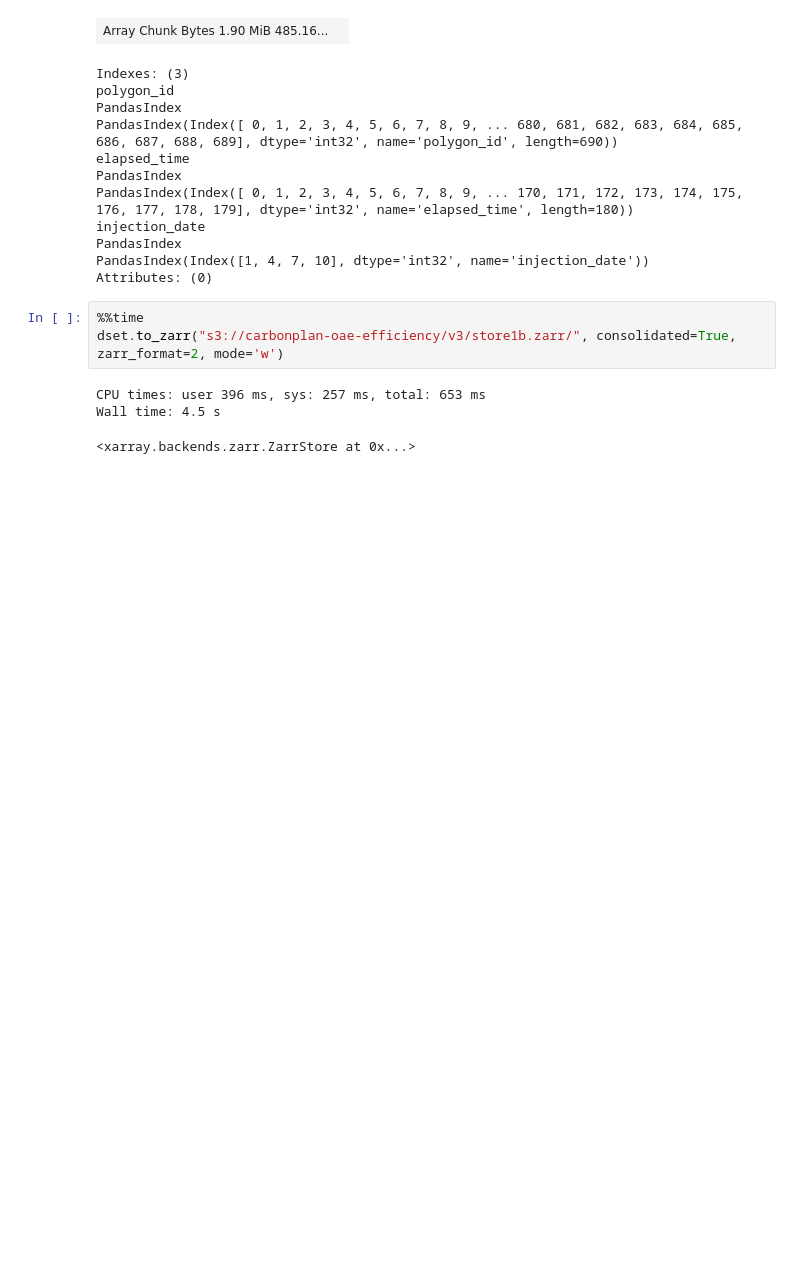
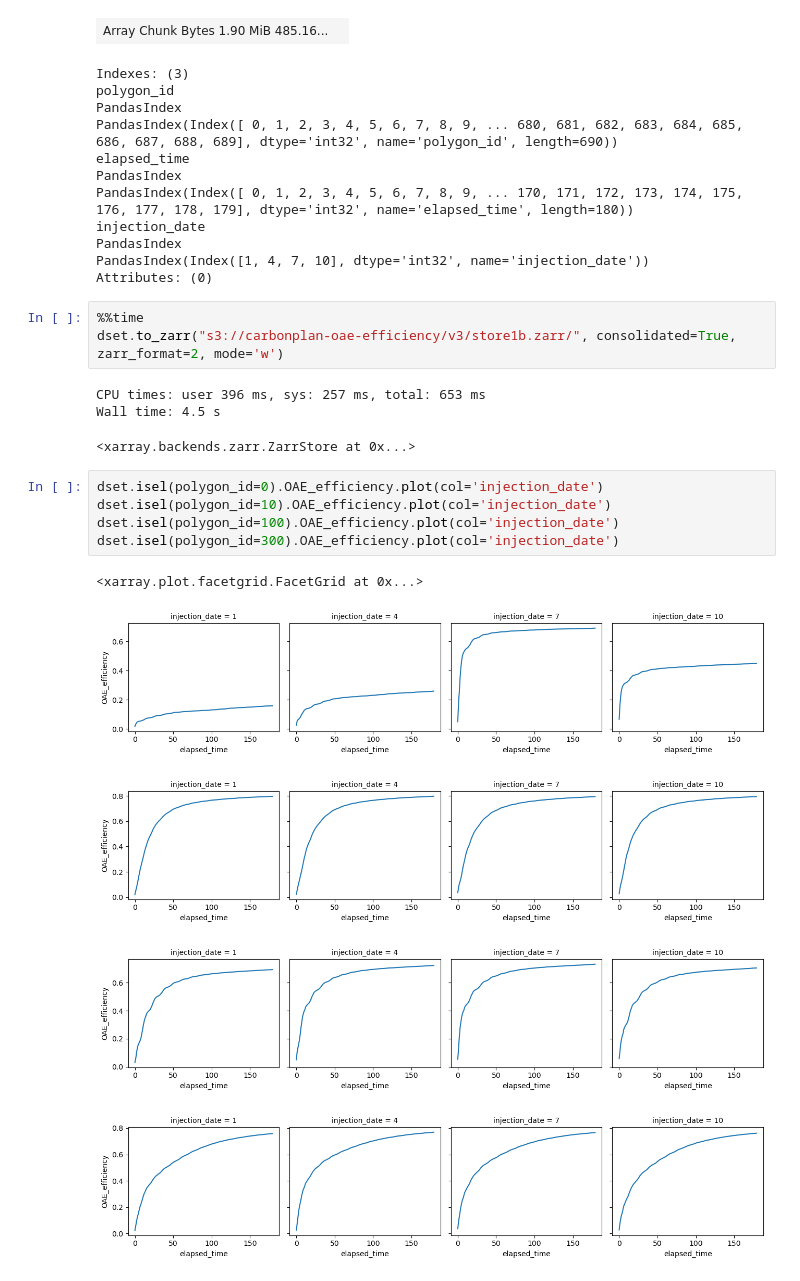
Before and after one commit to NoraLoose/Ocean-CDR-Atlas-v0, a Jupyter notebook: workflows/dor-atlas/notebooks/oae-efficiency-corrected.ipynb, the cells around one changed output. Drawn from its saved outputs; the diff is of its cells as text; blank space fills up the shorter version.

```diff
--- a/workflows/dor-atlas/notebooks/oae-efficiency-corrected.ipynb
+++ b/workflows/dor-atlas/notebooks/oae-efficiency-corrected.ipynb
@@ -287,3 +287,14 @@ dset.to_zarr("s3://carbonplan-oae-efficiency/v3/store1b.zarr/", consolidated=Tru
 CPU times: user 396 ms, sys: 257 ms, total: 653 ms
 Wall time: 4.5 s
 <xarray.backends.zarr.ZarrStore at 0x...>
+# %%
+dset.isel(polygon_id=0).OAE_efficiency.plot(col='injection_date')
+dset.isel(polygon_id=10).OAE_efficiency.plot(col='injection_date')
+dset.isel(polygon_id=100).OAE_efficiency.plot(col='injection_date')
+dset.isel(polygon_id=300).OAE_efficiency.plot(col='injection_date')
+# %% [output]
+<xarray.plot.facetgrid.FacetGrid at 0x...>
+[figure, added]
+[figure, added]
+[figure, added]
+[figure, added]
```
Also changed, not shown: 24 other files.
